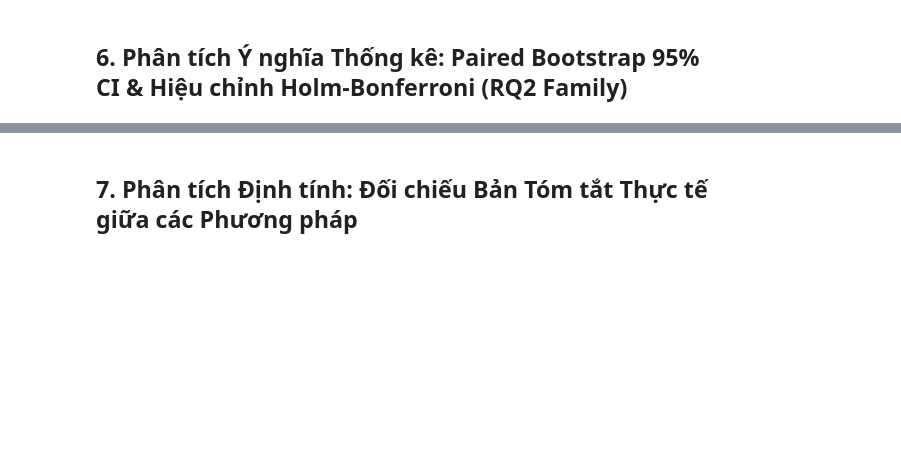
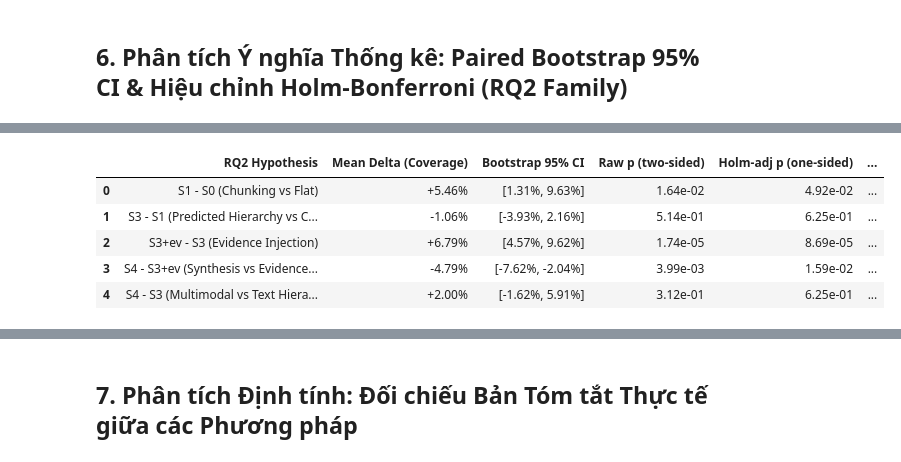
Before and after one commit to multimodal-lecture-summarizer/multimodal-lecture-summarizer, a Jupyter notebook: experiments/notebooks/04_phase4_hierarchical_summarization.ipynb, the cells around one changed output, grey strips where cells are left out. Drawn from its saved outputs; the diff is of its cells as text; code cells hidden in the pictures; blank space fills up the shorter version.

```diff
--- a/experiments/notebooks/04_phase4_hierarchical_summarization.ipynb
+++ b/experiments/notebooks/04_phase4_hierarchical_summarization.ipynb
@@ -583,11 +663,11 @@ for label, r in stat_rq2_results.items():
 
 if stat_rq2_results:
     df_stat_rq2 = pd.DataFrame(stat_rq2_rows)
-    print("[Statistical Hypothesis Testing - RQ2 Factual Coverage Family]
-[Note] 'Reject S_h > S_l?' is ONE-SIDED: requires mean_diff > 0 AND Holm-adj p < 0.05. 'Raw p (two-sided)' is two-sided t-test of any difference.")
+    print("[Statistical Hypothesis Testing - RQ2 Factual Coverage Family][Note] 'Reject S_h > S_l?' is ONE-SIDED: requires mean_diff > 0 AND Holm-adj p < 0.05. 'Raw p (two-sided)' is two-sided t-test of any difference.")
     display(df_stat_rq2)
 else:
     print("[WARN] stat_rq2_results empty — no table")
     df_stat_rq2 = pd.DataFrame()
 
 NB_LOGGER.done("Human eval package build", extra={"elapsed_sec": round(_time.time()-_t0,1)})
+# %% [output]
@@ -593,0 +676,6 @@ NB_LOGGER.done("Human eval package build", extra={"elapsed_sec": round(_time.tim
+|  | RQ2 Hypothesis | Mean Delta (Coverage) | Bootstrap 95% CI | Raw p (two-sided) | Holm-adj p (one-sided) | ... |
+| 0 | S1 - S0 (Chunking vs Flat) | +5.46% | [1.31%, 9.63%] | 1.64e-02 | 4.92e-02 | ... |
+| 1 | S3 - S1 (Predicted Hierarchy vs C... | -1.06% | [-3.93%, 2.16%] | 5.14e-01 | 6.25e-01 | ... |
+| 2 | S3+ev - S3 (Evidence Injection) | +6.79% | [4.57%, 9.62%] | 1.74e-05 | 8.69e-05 | ... |
+| 3 | S4 - S3+ev (Synthesis vs Evidence... | -4.79% | [-7.62%, -2.04%] | 3.99e-03 | 1.59e-02 | ... |
+| 4 | S4 - S3 (Multimodal vs Text Hiera... | +2.00% | [-1.62%, 5.91%] | 3.12e-01 | 6.25e-01 | ... |
```
Also changed, not shown: parts of 10 cells of this notebook, 4 other files.
